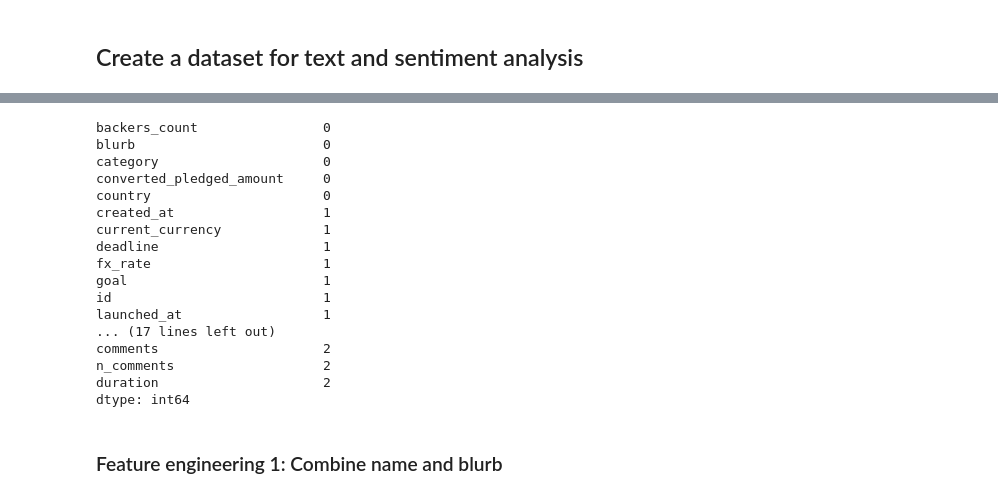
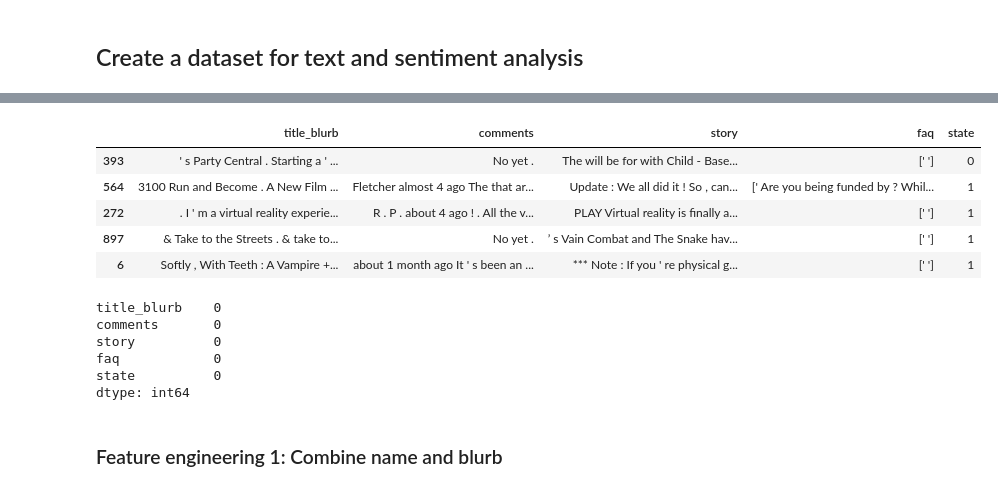
Before and after one commit to chuabern/BT4222_GrpProject, a Jupyter notebook: TJ_part_text&sentiment.ipynb, the cells around one changed output, grey strips where cells are left out. Saved outputs shown, nothing was run; the diff lists cells and outputs as text; code cells hidden in the pictures.

Commit message:
update text&sentiment

```diff
--- a/TJ_part_text&sentiment.ipynb
+++ b/TJ_part_text&sentiment.ipynb
@@ -53,5 +46,8 @@ duration                     2
 dtype: int64
+# %%
+#fill na with na
+data = data.fillna("na")
 # %% [markdown]
 ## Create a dataset for text and sentiment analysis
 # %%
-data_text = data[["name","blurb","comments","story","faq","state"]]
+data_text = data[["title_blurb","comments","story","faq","state"]]
@@ -67,25 +54,20 @@ data_text.head()
-# %%
-#fill na with na
-data_text = data_text.fillna("na")
+# %%
+data_text.sample(5)
+# %% [output]
+|  | title_blurb | comments | story | faq | state |
+| 393 | ' s Party Central . Starting a ' ... | No yet . | The will be for with Child - Base... | [' '] | 0 |
+| 564 | 3100 Run and Become . A New Film ... | Fletcher almost 4 ago The that ar... | Update : We all did it ! So , can... | [' Are you being funded by ? Whil... | 1 |
+| 272 | . I ' m a virtual reality experie... | R . P . about 4 ago ! . All the v... | PLAY Virtual reality is finally a... | [' '] | 1 |
+| 897 | & Take to the Streets . & take to... | No yet . | ’ s Vain Combat and The Snake hav... | [' '] | 1 |
+| 6 | Softly , With Teeth : A Vampire +... | about 1 month ago It ' s been an ... | *** Note : If you ' re physical g... | [' '] | 1 |
 # %%
-data.isna().sum()
+data_text.isna().sum()
 # %% [output]
-backers_count                0
-blurb                        0
-category                     0
-converted_pledged_amount     0
-country                      0
-created_at                   1
-current_currency             1
-deadline                     1
-fx_rate                      1
-goal                         1
-id                           1
-launched_at                  1
-... (17 lines left out)
-comments                     2
-n_comments                   2
-duration                     2
+title_blurb    0
+comments       0
+story          0
+faq            0
+state          0
 dtype: int64
 # %% [markdown]
 ### Feature engineering 1: Combine name and blurb
```
Also changed, not shown: parts of 6 cells of this notebook, 3 other files.
